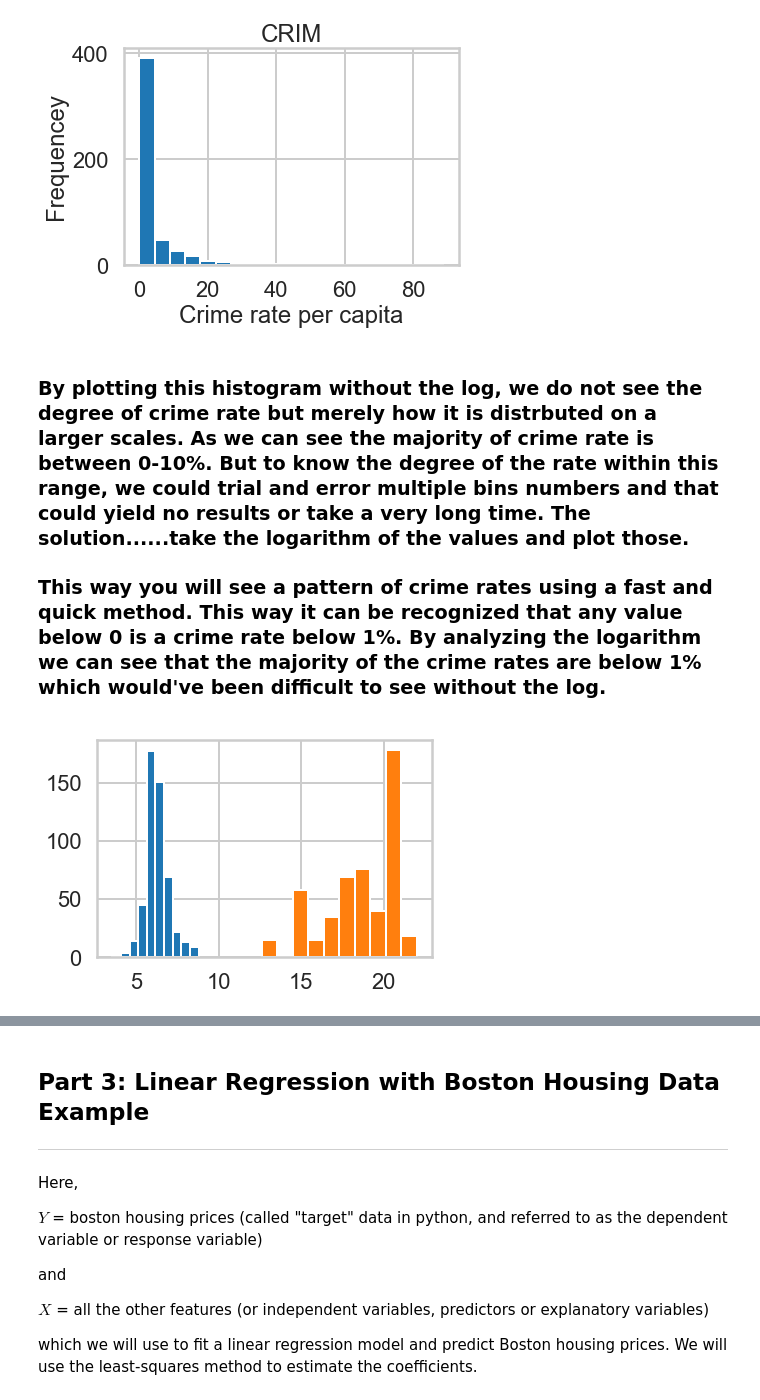
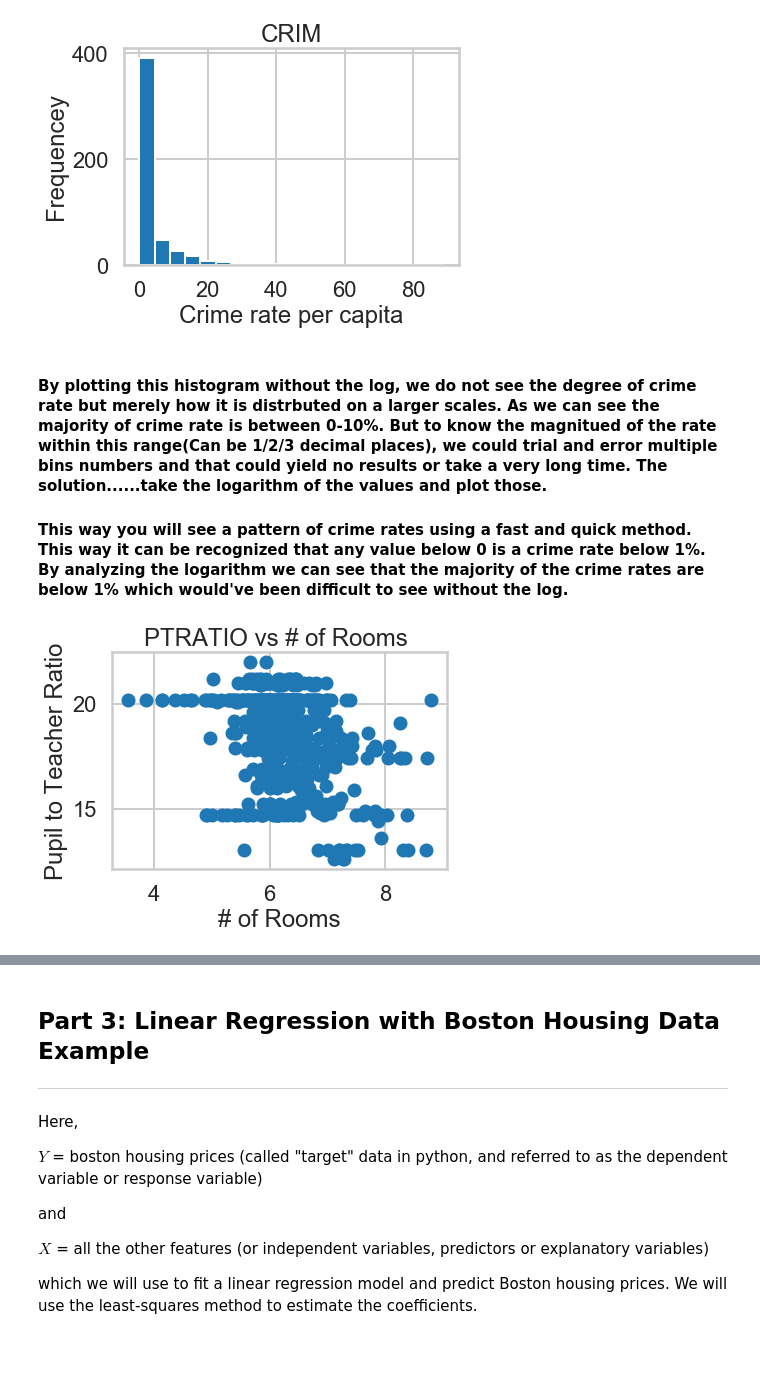
Before and after one commit to y-fawzy/Springboard_Projects, a Jupyter notebook: linear_regression/Mini_Project_Linear_Regression.ipynb, the cells around one changed output, grey strips where cells are left out. Drawn from its saved outputs; the diff is of its cells as text; code cells hidden in the pictures; blank space fills up the shorter version.

```diff
--- a/linear_regression/Mini_Project_Linear_Regression.ipynb
+++ b/linear_regression/Mini_Project_Linear_Regression.ipynb
@@ -372,10 +372,12 @@ plt.show()
 # %% [output]
 [figure]
 # %% [markdown]
-### By plotting this histogram without the log, we do not see the degree of crime rate but merely how it is distrbuted on a larger scales. As we can see the majority of crime rate is between 0-10%. But to know the degree of the rate within this range, we could trial and error multiple bins numbers and that could yield no results or take a very long time. The solution......take the logarithm of the values and plot those.
-### This way you will see a pattern of crime rates using a fast and quick method. This way it can be recognized that any value below 0 is a crime rate below 1%. By analyzing the logarithm we can see that the majority of the crime rates are below 1% which would've been difficult to see without the log.
+#### By plotting this histogram without the log, we do not see the degree of crime rate but merely how it is distrbuted on a larger scales. As we can see the majority of crime rate is between 0-10%. But to know the magnitued of the rate within this range(Can be 1/2/3 decimal places), we could trial and error multiple bins numbers and that could yield no results or take a very long time. The solution......take the logarithm of the values and plot those.
+#### This way you will see a pattern of crime rates using a fast and quick method. This way it can be recognized that any value below 0 is a crime rate below 1%. By analyzing the logarithm we can see that the majority of the crime rates are below 1% which would've been difficult to see without the log.
-# %%
-plt.hist(bos.RM)
-plt.hist(bos.PTRATIO);
-# %% [output]
-[figure, removed]
+# %%
+plt.scatter(bos.RM,bos.PTRATIO)
+plt.title("PTRATIO vs # of Rooms ")
+plt.xlabel("# of Rooms")
+plt.ylabel("Pupil to Teacher Ratio");
+# %% [output]
+[figure, added]
```
Also changed, not shown: parts of 12 cells of this notebook, 1 other file.
